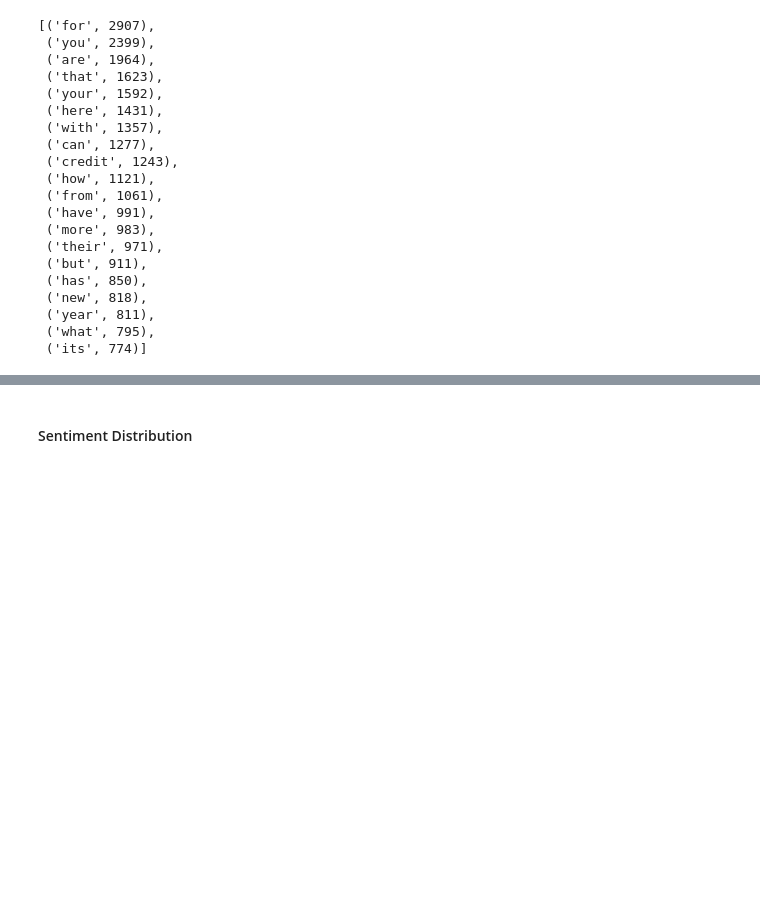
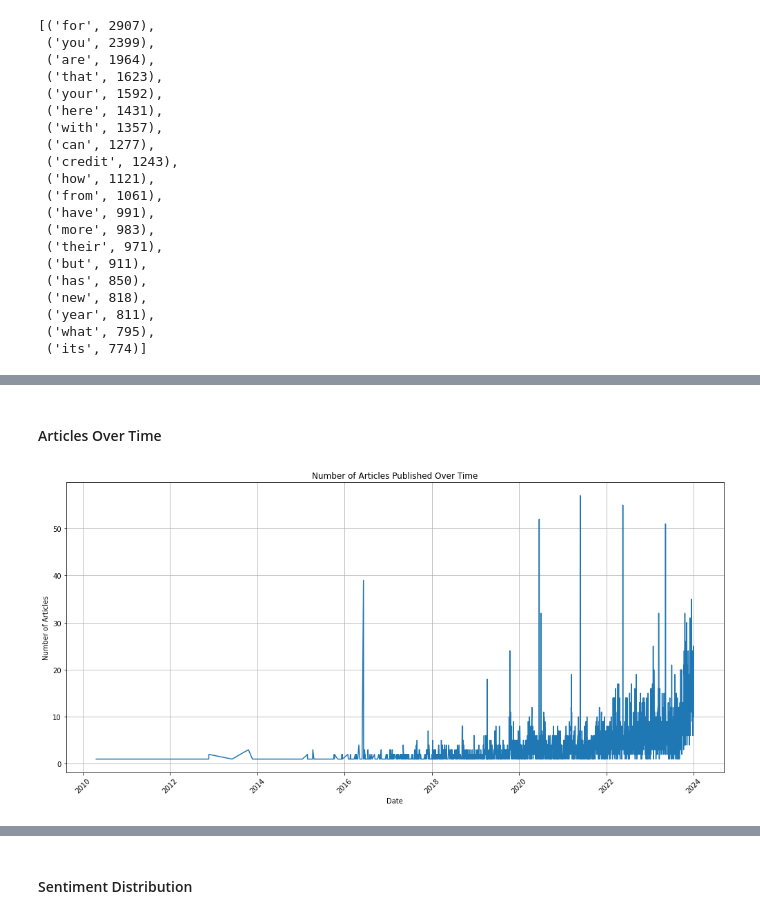
Before and after one commit to EthanFalcao/Sentiment-Analysis-in-Financial-Markets, a Jupyter notebook: (CNBC_Text) - Exploratory Data Analysis.ipynb, the cells around one changed output, grey strips where cells are left out. Drawn from its saved outputs; the diff is of its cells as text; code cells hidden in the pictures; blank space fills up the shorter version.

Commit message:
df_text eda

```diff
--- a/(CNBC_Text) - Exploratory Data Analysis.ipynb
+++ b/(CNBC_Text) - Exploratory Data Analysis.ipynb
@@ -302,0 +306,20 @@ plt.show()
+# %% [markdown]
+#### Articles Over Time
+# %%
+import pandas as pd
+import matplotlib.pyplot as plt
+
+# Assuming df_text is your DataFrame and 'date' column is already in datetime format
+articles_over_time = df_text.groupby(df_text['date'].dt.date).size()
+
+plt.figure(figsize=(14, 7))
+articles_over_time.plot()
+plt.title('Number of Articles Published Over Time')
+plt.xlabel('Date')
+plt.ylabel('Number of Articles')
+plt.grid(True)
+plt.xticks(rotation=45)
+plt.tight_layout()  # Adjust layout to not cut off labels
+plt.show()
+# %% [output]
+[figure, added]
```
Also changed, not shown: parts of 11 cells of this notebook.
